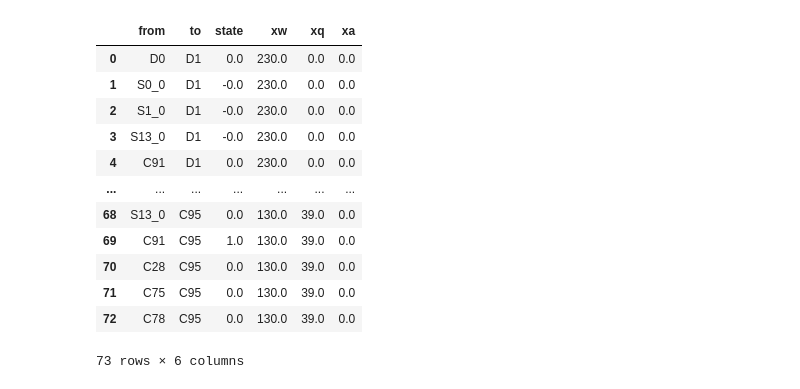
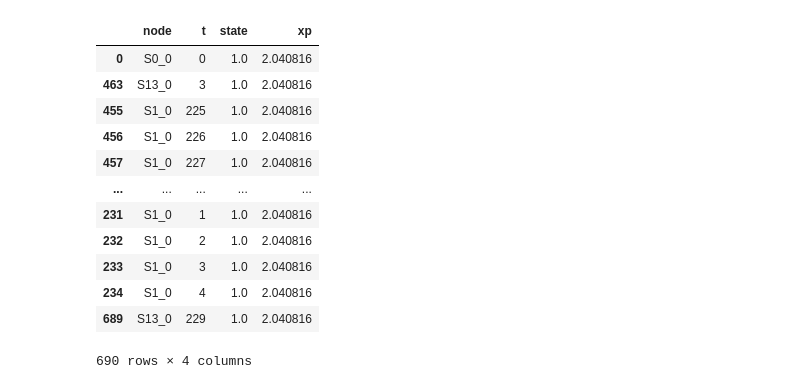
Before and after one commit to rariss/E-VRP-TW-V2G, a Jupyter notebook: evrp/e-vrp-tw.ipynb, the cells around one changed output. Cells and saved outputs as stored; diff of their text form; code cells hidden in the pictures.

```diff
--- a/evrp/e-vrp-tw.ipynb
+++ b/evrp/e-vrp-tw.ipynb
@@ -96,20 +104,20 @@ Solution:
+# %%
+x[x['state']>1e-4].sort_values(['xp'], ascending=False)
+# %% [output]
+|  | node | t | state | xp |
+| 0 | S0_0 | 0 | 1.0 | 2.040816 |
+| 463 | S13_0 | 3 | 1.0 | 2.040816 |
+| 455 | S1_0 | 225 | 1.0 | 2.040816 |
+| 456 | S1_0 | 226 | 1.0 | 2.040816 |
+| 457 | S1_0 | 227 | 1.0 | 2.040816 |
+| ... | ... | ... | ... | ... |
+| 231 | S1_0 | 1 | 1.0 | 2.040816 |
+| 232 | S1_0 | 2 | 1.0 | 2.040816 |
+| 233 | S1_0 | 3 | 1.0 | 2.040816 |
+| 234 | S1_0 | 4 | 1.0 | 2.040816 |
+| 689 | S13_0 | 229 | 1.0 | 2.040816 |
+690 rows × 4 columns
 # %%
 var_list = ['xgamma', 'xw', 'xq', 'xa']
 x = merge_variable_results(m, var_list)
-# %%
-x
-# %% [output]
-|  | from | to | state | xw | xq | xa |
-| 0 | D0 | D1 | 0.0 | 230.0 | 0.0 | 0.0 |
-| 1 | S0_0 | D1 | -0.0 | 230.0 | 0.0 | 0.0 |
-| 2 | S1_0 | D1 | -0.0 | 230.0 | 0.0 | 0.0 |
-| 3 | S13_0 | D1 | -0.0 | 230.0 | 0.0 | 0.0 |
-| 4 | C91 | D1 | 0.0 | 230.0 | 0.0 | 0.0 |
-| ... | ... | ... | ... | ... | ... | ... |
-| 68 | S13_0 | C95 | 0.0 | 130.0 | 39.0 | 0.0 |
-| 69 | C91 | C95 | 1.0 | 130.0 | 39.0 | 0.0 |
-| 70 | C28 | C95 | 0.0 | 130.0 | 39.0 | 0.0 |
-| 71 | C75 | C95 | 0.0 | 130.0 | 39.0 | 0.0 |
-| 72 | C78 | C95 | 0.0 | 130.0 | 39.0 | 0.0 |
-73 rows × 6 columns
 # %%
```
Also changed, not shown: parts of 16 cells of this notebook, 3 other files.
